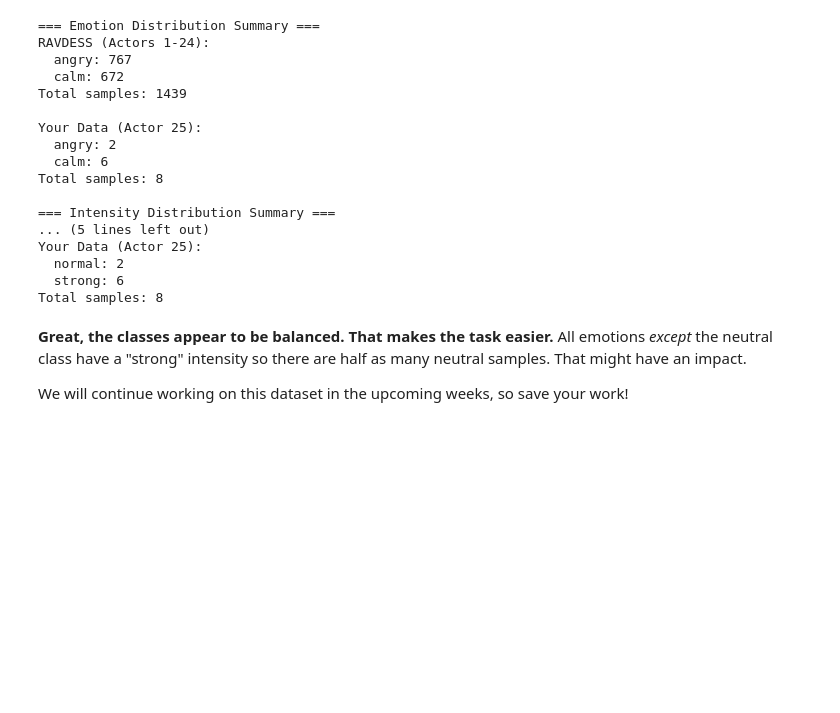
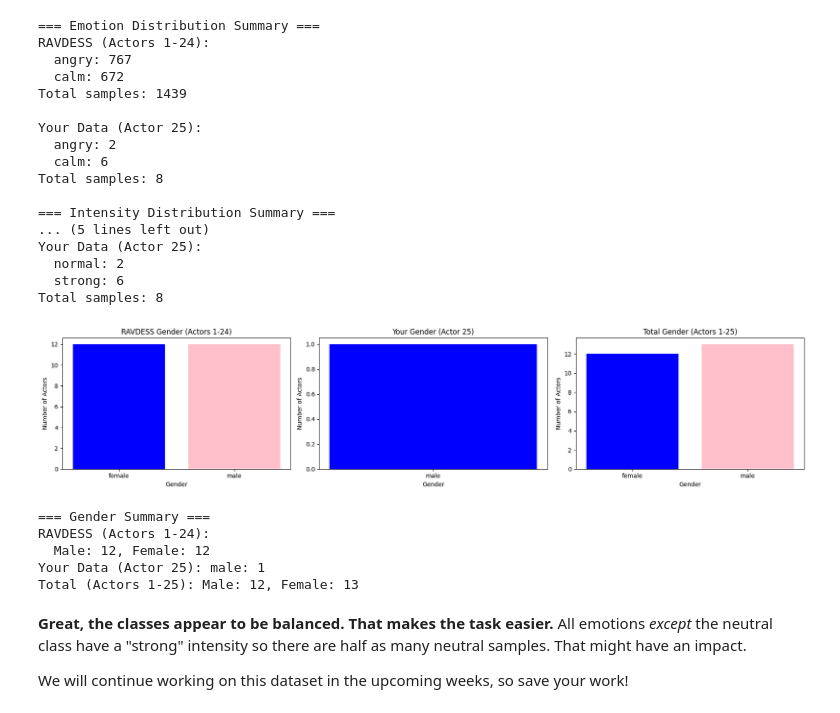
Before and after one commit to Midas0901/Poom, a Jupyter notebook: Week 2.ipynb, the cells around one changed output. Cells and saved outputs as stored; diff of their text form; code cells hidden in the pictures; blank space fills up the shorter version.

```diff
--- a/Week 2.ipynb
+++ b/Week 2.ipynb
@@ -936,6 +962,79 @@ Your Data (Actor 25):
   normal: 2
   strong: 6
 Total samples: 8
+# %%
+import os
+import glob
+import numpy as np
+import matplotlib.pyplot as plt
+
+# ฟังก์ชันโหลดข้อมูลเพศ (นับจำนวนนักแสดง)
+def load_gender(data_path):
+    actors_set = set()  # เก็บ unique actors
+    for file in glob.glob(os.path.join(data_path, "*/*.wav")):
+        file_name = os.path.basename(file)
+        parts = file_name.split('-')
+        if len(parts) != 7 or parts[0] != '03' or parts[1] != '01':
+            continue
+        try:
+            actor = int(parts[6].split('.')[0])
+            actors_set.add(actor)
+        except:
+            continue
+    # กำหนดเพศจาก actor
+    genders = ['male' if actor % 2 == 1 else 'female' for actor in actors_set]
+    actors = np.array(list(actors_set))
+    return np.array(genders), actors
+
+# โหลดข้อมูล
+data_path = "/content/drive/MyDrive/Assignment2/OneDrive/Audio Data/"
+genders, actors = load_gender(data_path)
+
+# แยก RAVDESS (1-24) และคุณ (25)
+mask_original = (actors >= 1) & (actors <= 24)
+mask_user = (actors == 25)
+genders_original = genders[mask_original]
+genders_user = genders[mask_user]
+
+# ฟังก์ชันพล็อต
+def plot_gender(data, title, subplot=None):
+    if subplot:
+        plt.subplot(subplot)
+    else:
+        plt.figure(figsize=(6, 4))
+    labels, counts = np.unique(data, return_counts=True) if len(data) > 0 else ([], [])
+    if len(data) > 0:
+        plt.bar(labels, counts, color=['blue', 'pink'])
+        plt.title(title)
+        plt.xlabel('Gender')
+        plt.ylabel('Number of Actors')
+    else:
+        plt.text(0.5, 0.5, f'No data for {title}', ha='center', va='center')
+    if not subplot:
+        plt.show()
+    return labels, counts
+
+# พล็อตทั้ง 3 กราฟ
+plt.figure(figsize=(18, 4))
+labels_o, counts_o = plot_gender(genders_original, 'RAVDESS Gender (Actors 1-24)', subplot=131)
+labels_u, counts_u = plot_gender(genders_user, 'Your Gender (Actor 25)', subplot=132)
+labels_t, counts_t = plot_gender(genders, 'Total Gender (Actors 1-25)', subplot=133)
+plt.tight_layout()
+plt.show()
+
+# สรุป
+print("=== Gender Summary ===")
+print("RAVDESS (Actors 1-24):")
+print(f"  Male: {counts_o[0] if len(counts_o) > 0 else 0}, Female: {counts_o[1] if len(counts_o) > 1 else 0}")
+print(f"Your Data (Actor 25): {labels_u[0] if len(labels_u) > 0 else 'N/A'}: {counts_u[0] if len(counts_u) > 0 else 0}")
+print(f"Total (Actors 1-25): Male: {counts_t[0] if len(counts_t) > 0 else 0}, Female: {counts_t[1] if len(counts_t) > 1 else 0}")
+# %% [output]
+[figure, added]
+=== Gender Summary ===
+RAVDESS (Actors 1-24):
+  Male: 12, Female: 12
+Your Data (Actor 25): male: 1
+Total (Actors 1-25): Male: 12, Female: 13
 # %% [markdown]
 **Great, the classes appear to be balanced. That makes the task easier.** All emotions _except_ the neutral class have a "strong" intensity so there are half as many neutral samples. That might have an impact.
 
```
Also changed, not shown: parts of 4 cells of this notebook.
